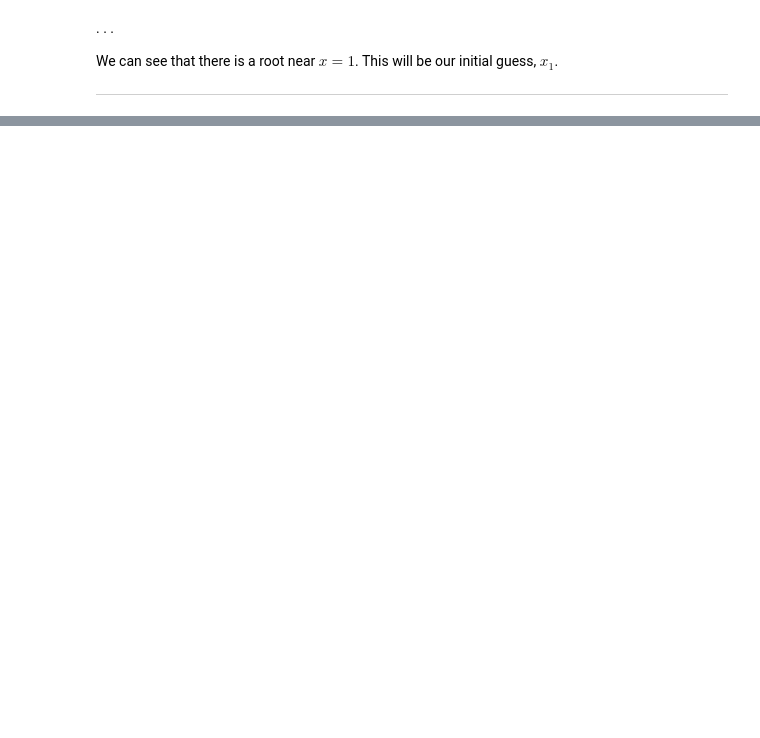
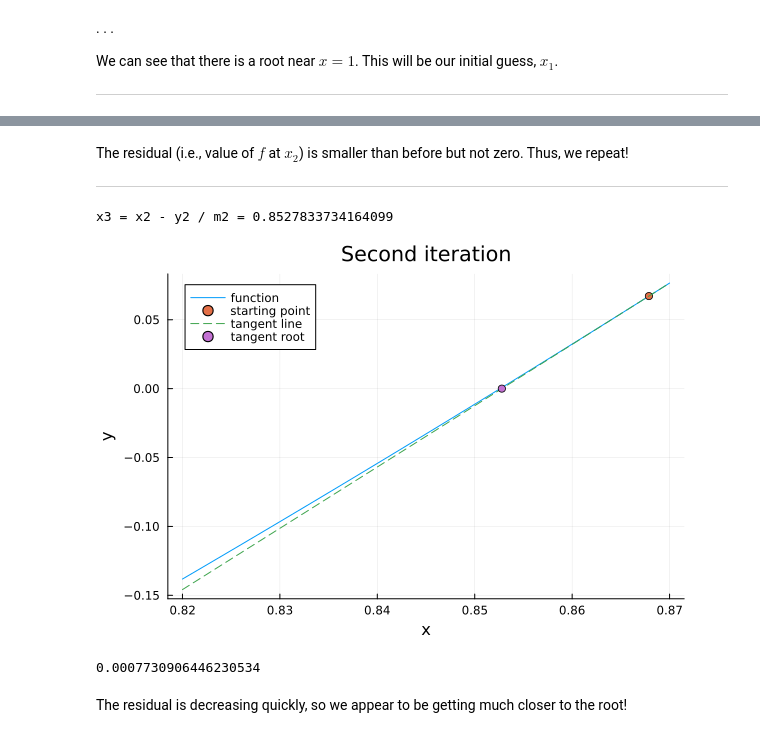
Before and after one commit to jamiehadd/164-ScientificComputing, a Jupyter notebook: Lecture10/Lecture10.ipynb, the cells around one changed output, grey strips where cells are left out. Saved outputs shown, nothing was run; the diff lists cells and outputs as text; code cells hidden in the pictures; blank space fills up the shorter version.

```diff
--- a/Lecture10/Lecture10.ipynb
+++ b/Lecture10/Lecture10.ipynb
@@ -64,3 +96,25 @@ scatter!([x1],[y1],label="initial point")
+# %% [markdown]
+The residual (i.e., value of $f$ at $x_2$) is smaller than before but not zero.  Thus, we repeat!
+
+---
+# %%
+plot(f,0.82,0.87,label="function",legend=:topleft,xlabel="x",ylabel="y",title="Second iteration")
+scatter!([x2],[y2],label="starting point")
+m2 = dfdx(x2)
+tangent = x -> y2 + m2*(x-x2)
+plot!(tangent,0.82,0.87,l=:dash,label="tangent line")
+
+@show x3 = x2-y2/m2
+scatter!([x3],[0],label="tangent root")
+# %% [output]
+x3 = x2 - y2 / m2 = 0.8527833734164099
+[figure, added]
+# %%
+y3 = f(x3)
+# %% [output]
+0.0007730906446230534
+# %% [markdown]
+The residual is decreasing quickly, so we appear to be getting much closer to the root!
 # %% [markdown]
 <!--
 [verbose test]{.content-hidden when-format="revealjs" when-format="pptx"}
```
Also changed, not shown: parts of 9 cells of this notebook, 1 other file.
